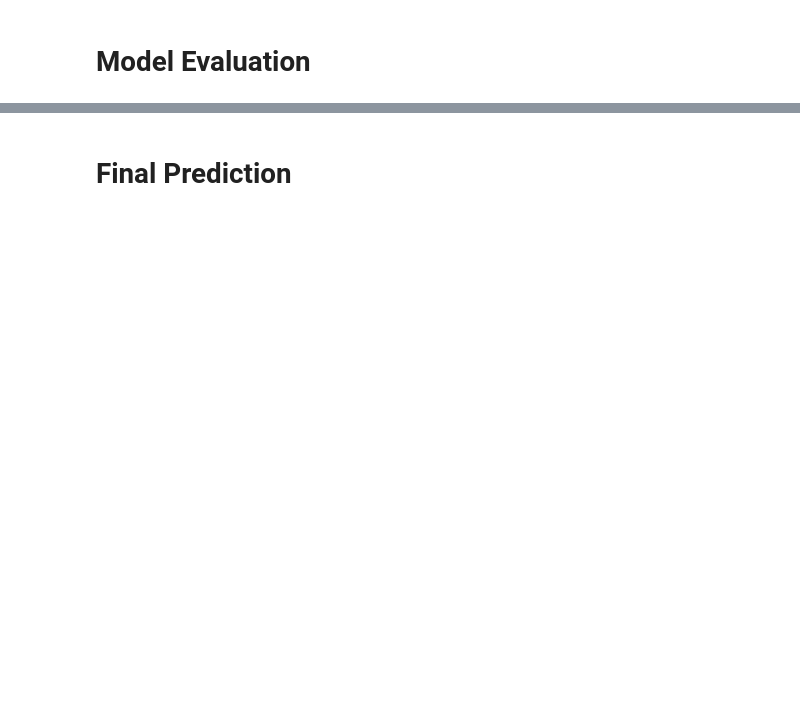
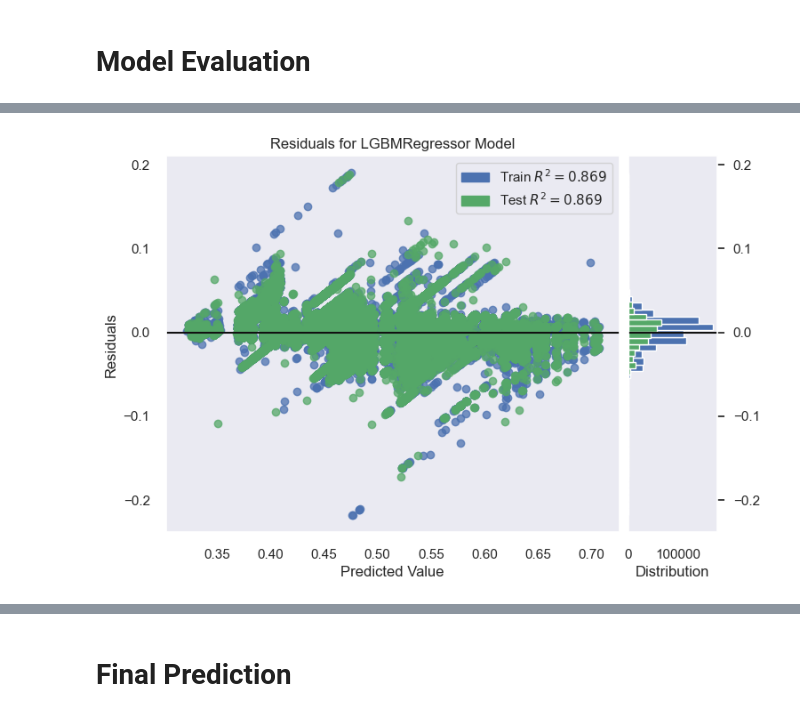
Before and after one commit to Ednaxx/Kaggle-Playground-Series, a Jupyter notebook: PS4E5-FloodPrediction/ps4e5-flood-prediction.ipynb, the cells around one changed output, grey strips where cells are left out. Drawn from its saved outputs; the diff is of its cells as text; code cells hidden in the pictures; blank space fills up the shorter version.

```diff
--- a/PS4E5-FloodPrediction/ps4e5-flood-prediction.ipynb
+++ b/PS4E5-FloodPrediction/ps4e5-flood-prediction.ipynb
@@ -228,0 +187,4 @@ interactive(children=(ToggleButtons(description='Plot Type:', icons=('',), optio
+# %%
+from pycaret.regression import *
+experiment = setup(X, target=y, session_id=42, fold=10, preprocess=False)
+lgbm = create_model('lightgbm')
@@ -228,0 +221,3 @@ interactive(children=(ToggleButtons(description='Plot Type:', icons=('',), optio
+# %%
+plot_model(lgbm)
+# %% [output]
@@ -228,0 +225 @@ interactive(children=(ToggleButtons(description='Plot Type:', icons=('',), optio
+[figure, added]
```
Also changed, not shown: parts of 24 cells of this notebook, 3 other files.
